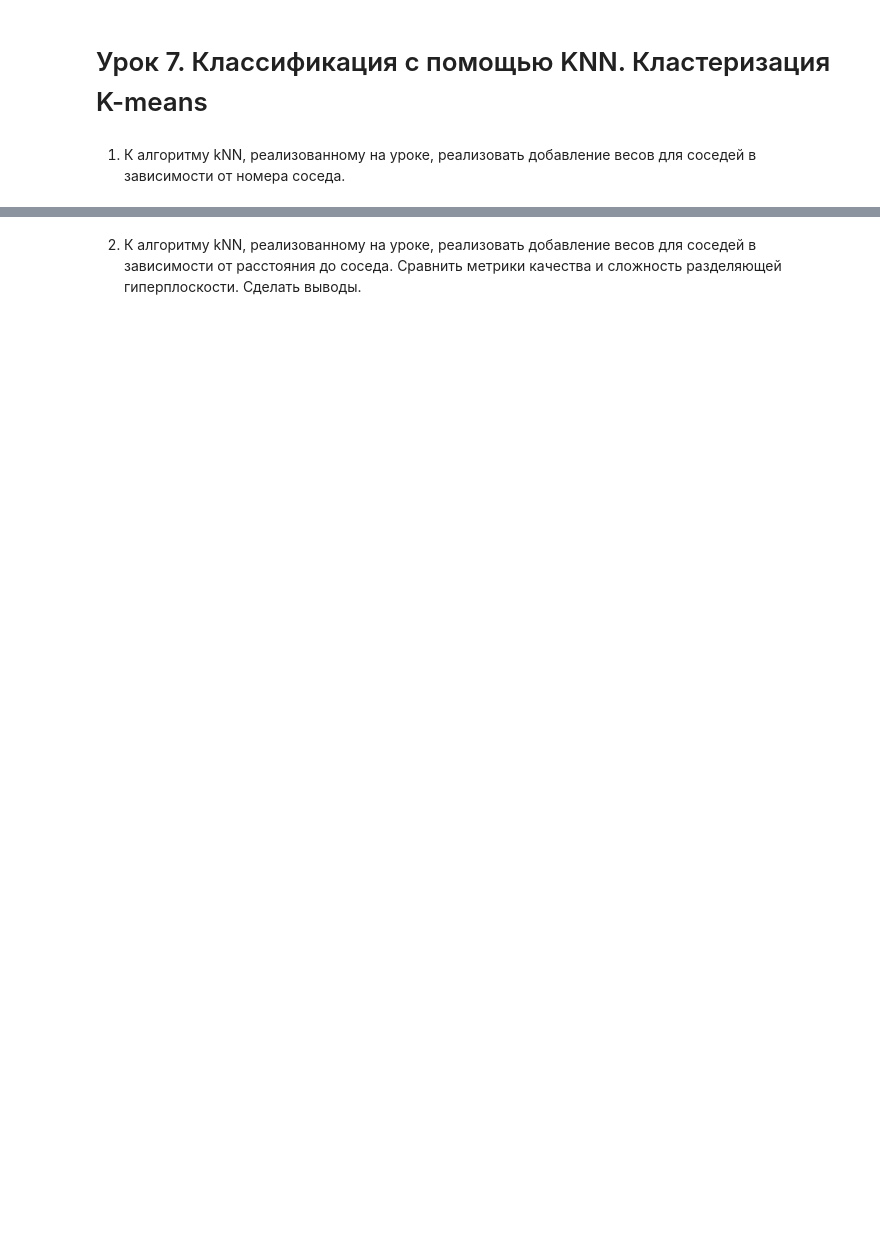
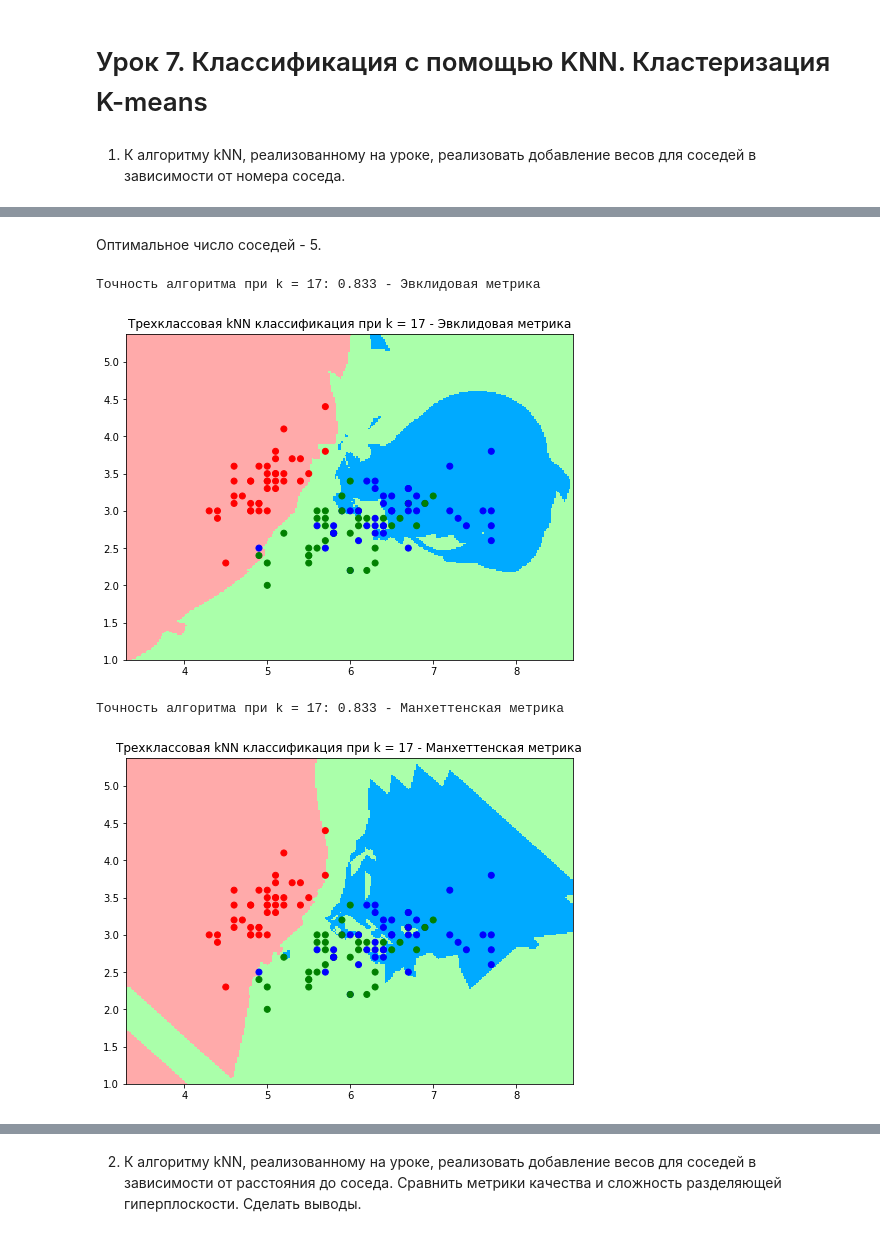
Before and after one commit to TatMillion/DA_algorithms, a Jupyter notebook: Lesson7.ipynb, the cells around one changed output, grey strips where cells are left out. Cells and saved outputs as stored; diff of their text form; code cells hidden in the pictures; blank space fills up the shorter version.

```diff
--- a/Lesson7.ipynb
+++ b/Lesson7.ipynb
@@ -13,0 +180,28 @@ warnings.filterwarnings('ignore')
+# %% [markdown]
+Оптимальное число соседей - 5.
+# %%
+k = 17
+nn = 2 # 1/i
+
+pipeline(
+    x_train=X_train,
+    y_train=y_train,
+    x_test=X_test,
+    metrics='e', # Эвклидова метрика
+    k=k,
+    nn=nn
+)
+
+pipeline(
+    x_train=X_train,
+    y_train=y_train,
+    x_test=X_test,
+    metrics='m', # Манхеттенская метрика
+    k=k,
+    nn=nn
+)
+# %% [output]
+Точность алгоритма при k = 17: 0.833 - Эвклидовая метрика
+[figure, added]
+Точность алгоритма при k = 17: 0.833 - Манхеттенская метрика
+[figure, added]
```
Also changed, not shown: parts of 31 cells of this notebook.
